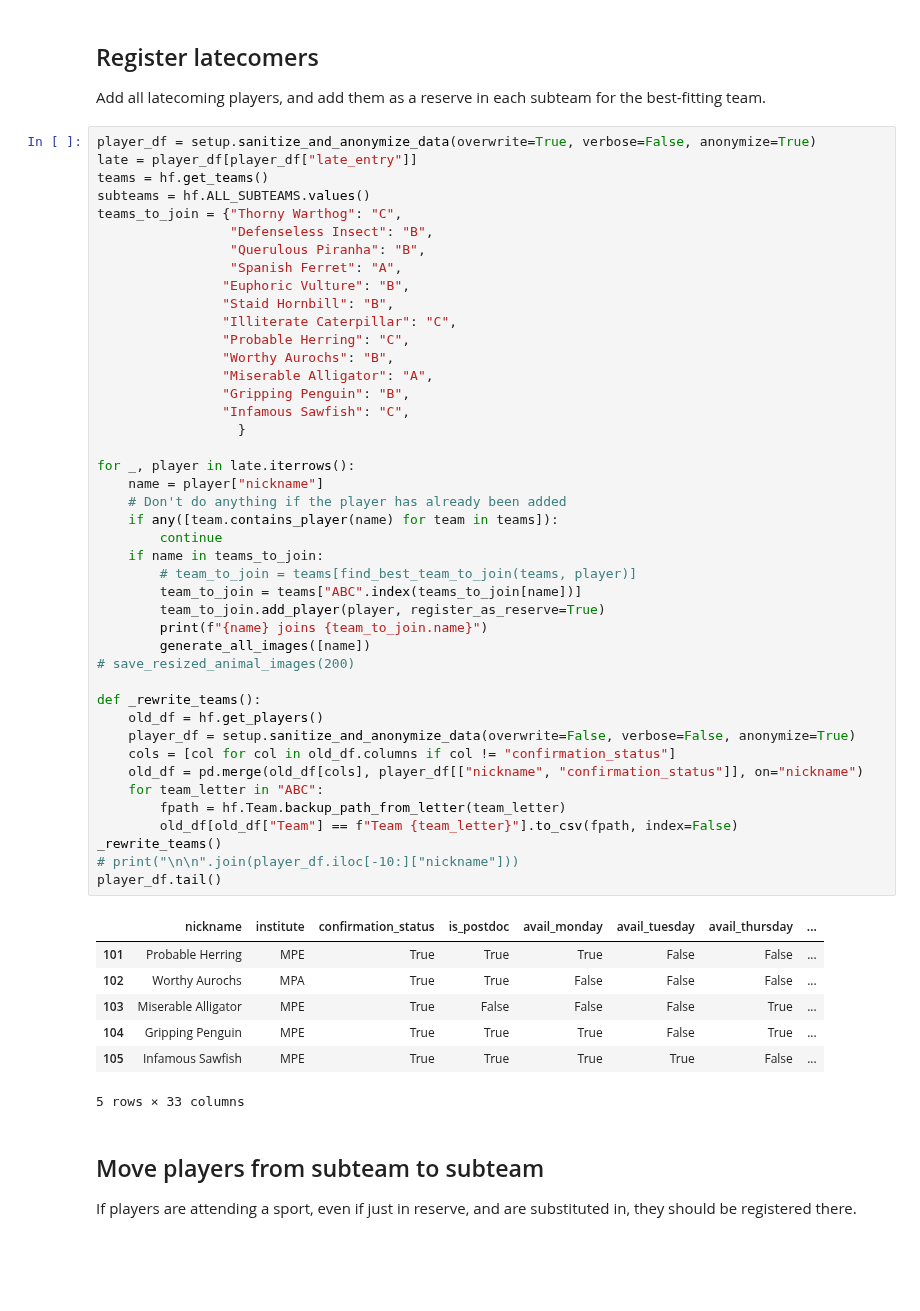
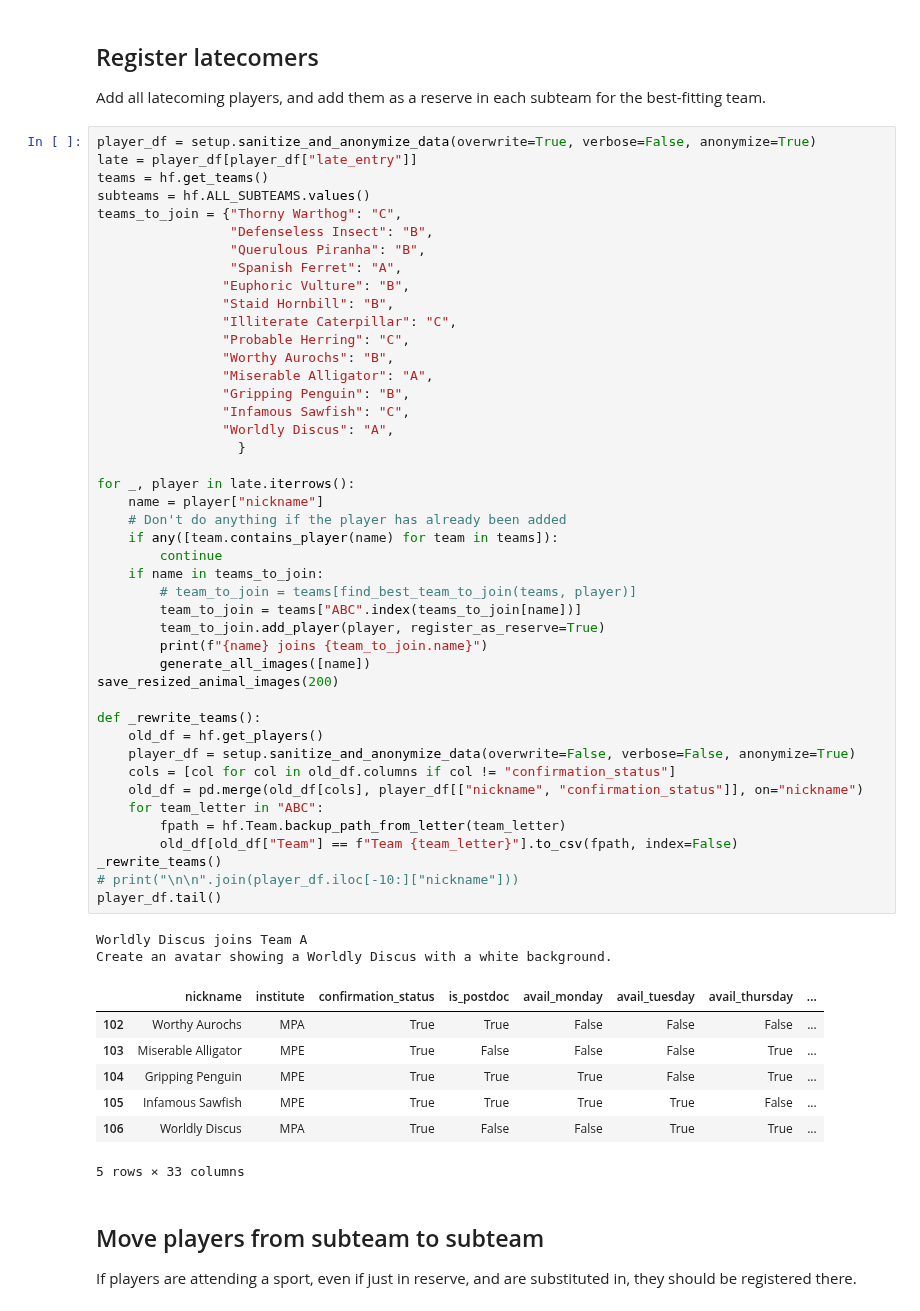
Before and after one commit to FBalzerMPE/imprs_sports_week, a Jupyter notebook: adjust_info.ipynb.ipynb, the cells around one changed output. Saved outputs shown, nothing was run; the diff lists cells and outputs as text; blank space fills up the shorter version.

```diff
--- a/adjust_info.ipynb.ipynb
+++ b/adjust_info.ipynb.ipynb
@@ -33,40 +33,43 @@ teams_to_join = {"Thorny Warthog": "C",
                 "Miserable Alligator": "A",
                 "Gripping Penguin": "B",
                 "Infamous Sawfish": "C",
+                "Worldly Discus": "A",
                   }
 
 for _, player in late.iterrows():
     name = player["nickname"]
     # Don't do anything if the player has already been added
     if any([team.contains_player(name) for team in teams]):
         continue
     if name in teams_to_join:
         # team_to_join = teams[find_best_team_to_join(teams, player)]
         team_to_join = teams["ABC".index(teams_to_join[name])]
         team_to_join.add_player(player, register_as_reserve=True)
         print(f"{name} joins {team_to_join.name}")
         generate_all_images([name])
-# save_resized_animal_images(200)
+save_resized_animal_images(200)
 
 def _rewrite_teams():
     old_df = hf.get_players()
     player_df = setup.sanitize_and_anonymize_data(overwrite=False, verbose=False, anonymize=True)
     cols = [col for col in old_df.columns if col != "confirmation_status"]
     old_df = pd.merge(old_df[cols], player_df[["nickname", "confirmation_status"]], on="nickname")
     for team_letter in "ABC":
         fpath = hf.Team.backup_path_from_letter(team_letter)
         old_df[old_df["Team"] == f"Team {team_letter}"].to_csv(fpath, index=False)
 _rewrite_teams()
 # print("\n\n".join(player_df.iloc[-10:]["nickname"]))
 player_df.tail()
 # %% [output]
+Worldly Discus joins Team A
+Create an avatar showing a Worldly Discus with a white background.
 |  | nickname | institute | confirmation_status | is_postdoc | avail_monday | avail_tuesday | avail_thursday | ... |
-| 101 | Probable Herring | MPE | True | True | True | False | False | ... |
 | 102 | Worthy Aurochs | MPA | True | True | False | False | False | ... |
 | 103 | Miserable Alligator | MPE | True | False | False | False | True | ... |
 | 104 | Gripping Penguin | MPE | True | True | True | False | True | ... |
 | 105 | Infamous Sawfish | MPE | True | True | True | True | False | ... |
+| 106 | Worldly Discus | MPA | True | False | False | True | True | ... |
-5 rows × 33 columns
+5 rows × 33 columns
 # %% [markdown]
 ## Move players from subteam to subteam
 
```
Also changed, not shown: parts of 2 cells of this notebook, 8 other files.
